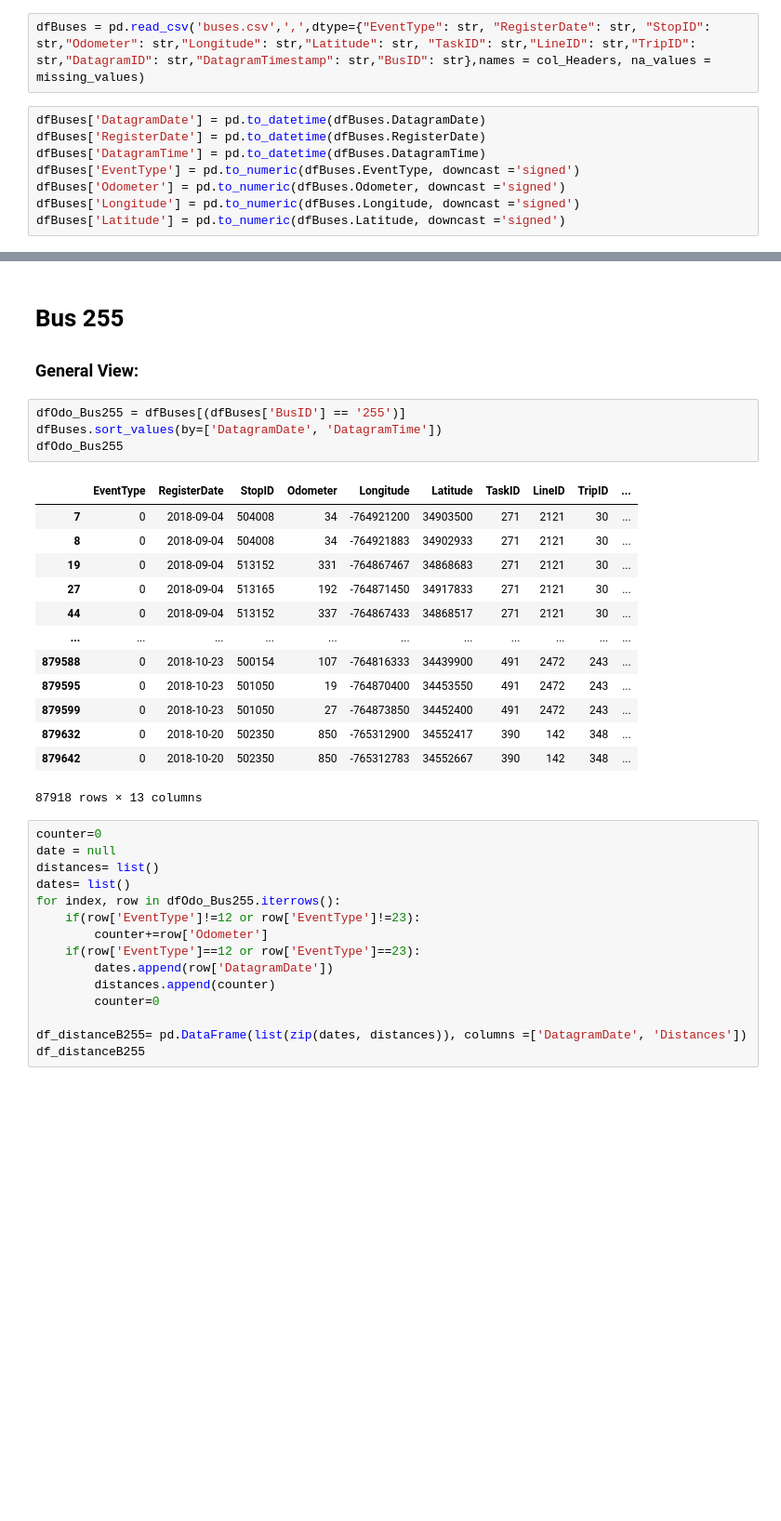
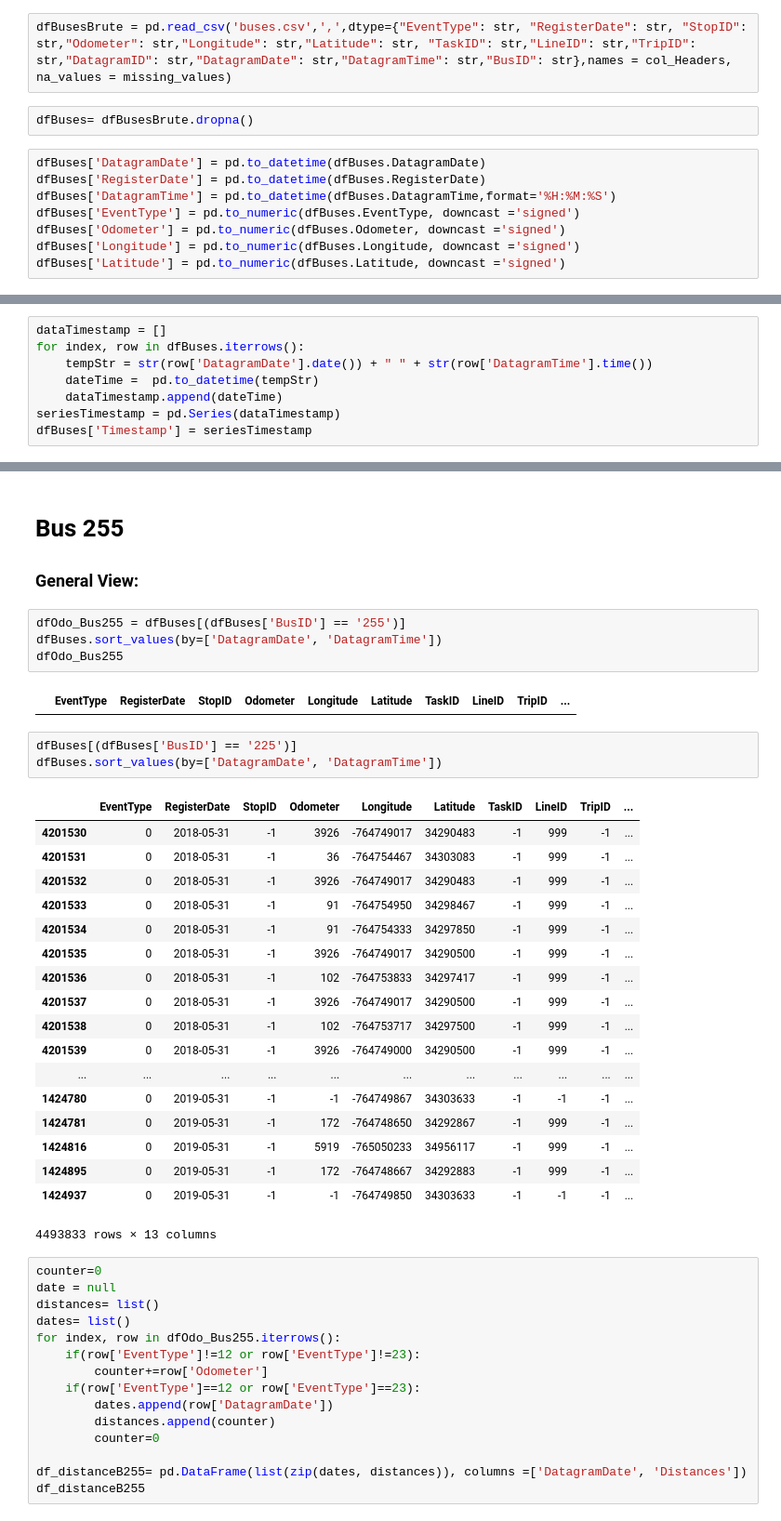
Before and after one commit to manuelq12/PDG-AVIOM-BUS_DIGITAL_TWIN, a Jupyter notebook: Analisis_Exploratorio/Python/AnalisisExploratorio.ipynb, the cells around one changed output, grey strips where cells are left out. Shown at 93% size. Cells and saved outputs as stored; diff of their text form; blank space fills up the shorter version.

Commit message:
Datagram Time not optimized

```diff
--- a/Analisis_Exploratorio/Python/AnalisisExploratorio.ipynb
+++ b/Analisis_Exploratorio/Python/AnalisisExploratorio.ipynb
@@ -1105,11 +1103,13 @@ Se tomaron los buses:
 
 Con el fin de calcular la distancia recorrida hasta encontrar una falla de aire
 # %%
-dfBuses = pd.read_csv('buses.csv',',',dtype={"EventType": str, "RegisterDate": str, "StopID": str,"Odometer": str,"Longitude": str,"Latitude": str, "TaskID": str,"LineID": str,"TripID": str,"DatagramID": str,"DatagramTimestamp": str,"BusID": str},names = col_Headers, na_values = missing_values)
+dfBusesBrute = pd.read_csv('buses.csv',',',dtype={"EventType": str, "RegisterDate": str, "StopID": str,"Odometer": str,"Longitude": str,"Latitude": str, "TaskID": str,"LineID": str,"TripID": str,"DatagramID": str,"DatagramDate": str,"DatagramTime": str,"BusID": str},names = col_Headers, na_values = missing_values)
+# %%
+dfBuses= dfBusesBrute.dropna()
 # %%
 dfBuses['DatagramDate'] = pd.to_datetime(dfBuses.DatagramDate)
 dfBuses['RegisterDate'] = pd.to_datetime(dfBuses.RegisterDate)
-dfBuses['DatagramTime'] = pd.to_datetime(dfBuses.DatagramTime)
+dfBuses['DatagramTime'] = pd.to_datetime(dfBuses.DatagramTime,format='%H:%M:%S')
 dfBuses['EventType'] = pd.to_numeric(dfBuses.EventType, downcast ='signed')
 dfBuses['Odometer'] = pd.to_numeric(dfBuses.Odometer, downcast ='signed')
 dfBuses['Longitude'] = pd.to_numeric(dfBuses.Longitude, downcast ='signed')
@@ -1118,0 +1117,8 @@ ValueError: Given date string not likely a datetime.
+# %%
+dataTimestamp = []
+for index, row in dfBuses.iterrows():
+    tempStr = str(row['DatagramDate'].date()) + " " + str(row['DatagramTime'].time())
+    dateTime =  pd.to_datetime(tempStr)
+    dataTimestamp.append(dateTime)
+seriesTimestamp = pd.Series(dataTimestamp)
+dfBuses['Timestamp'] = seriesTimestamp
@@ -1221,18 +1251,28 @@ dfBuses.sort_values(by=['DatagramDate', 'DatagramTime'])
 dfOdo_Bus255
 # %% [output]
 |  | EventType | RegisterDate | StopID | Odometer | Longitude | Latitude | TaskID | LineID | TripID | ... |
-| 7 | 0 | 2018-09-04 | 504008 | 34 | -764921200 | 34903500 | 271 | 2121 | 30 | ... |
-| 8 | 0 | 2018-09-04 | 504008 | 34 | -764921883 | 34902933 | 271 | 2121 | 30 | ... |
-| 19 | 0 | 2018-09-04 | 513152 | 331 | -764867467 | 34868683 | 271 | 2121 | 30 | ... |
-| 27 | 0 | 2018-09-04 | 513165 | 192 | -764871450 | 34917833 | 271 | 2121 | 30 | ... |
-| 44 | 0 | 2018-09-04 | 513152 | 337 | -764867433 | 34868517 | 271 | 2121 | 30 | ... |
-| ... | ... | ... | ... | ... | ... | ... | ... | ... | ... | ... |
-| 879588 | 0 | 2018-10-23 | 500154 | 107 | -764816333 | 34439900 | 491 | 2472 | 243 | ... |
-| 879595 | 0 | 2018-10-23 | 501050 | 19 | -764870400 | 34453550 | 491 | 2472 | 243 | ... |
-| 879599 | 0 | 2018-10-23 | 501050 | 27 | -764873850 | 34452400 | 491 | 2472 | 243 | ... |
-| 879632 | 0 | 2018-10-20 | 502350 | 850 | -765312900 | 34552417 | 390 | 142 | 348 | ... |
-| 879642 | 0 | 2018-10-20 | 502350 | 850 | -765312783 | 34552667 | 390 | 142 | 348 | ... |
-87918 rows × 13 columns
+# %%
+dfBuses[(dfBuses['BusID'] == '225')]
+dfBuses.sort_values(by=['DatagramDate', 'DatagramTime'])
+# %% [output]
+|  | EventType | RegisterDate | StopID | Odometer | Longitude | Latitude | TaskID | LineID | TripID | ... |
+| 4201530 | 0 | 2018-05-31 | -1 | 3926 | -764749017 | 34290483 | -1 | 999 | -1 | ... |
+| 4201531 | 0 | 2018-05-31 | -1 | 36 | -764754467 | 34303083 | -1 | 999 | -1 | ... |
+| 4201532 | 0 | 2018-05-31 | -1 | 3926 | -764749017 | 34290483 | -1 | 999 | -1 | ... |
+| 4201533 | 0 | 2018-05-31 | -1 | 91 | -764754950 | 34298467 | -1 | 999 | -1 | ... |
+| 4201534 | 0 | 2018-05-31 | -1 | 91 | -764754333 | 34297850 | -1 | 999 | -1 | ... |
+| 4201535 | 0 | 2018-05-31 | -1 | 3926 | -764749017 | 34290500 | -1 | 999 | -1 | ... |
+| 4201536 | 0 | 2018-05-31 | -1 | 102 | -764753833 | 34297417 | -1 | 999 | -1 | ... |
+| 4201537 | 0 | 2018-05-31 | -1 | 3926 | -764749017 | 34290500 | -1 | 999 | -1 | ... |
+| 4201538 | 0 | 2018-05-31 | -1 | 102 | -764753717 | 34297500 | -1 | 999 | -1 | ... |
+| 4201539 | 0 | 2018-05-31 | -1 | 3926 | -764749000 | 34290500 | -1 | 999 | -1 | ... |
+| ... | ... | ... | ... | ... | ... | ... | ... | ... | ... | ... |
+| 1424780 | 0 | 2019-05-31 | -1 | -1 | -764749867 | 34303633 | -1 | -1 | -1 | ... |
+| 1424781 | 0 | 2019-05-31 | -1 | 172 | -764748650 | 34292867 | -1 | 999 | -1 | ... |
+| 1424816 | 0 | 2019-05-31 | -1 | 5919 | -765050233 | 34956117 | -1 | 999 | -1 | ... |
+| 1424895 | 0 | 2019-05-31 | -1 | 172 | -764748667 | 34292883 | -1 | 999 | -1 | ... |
+| 1424937 | 0 | 2019-05-31 | -1 | -1 | -764749850 | 34303633 | -1 | -1 | -1 | ... |
+4493833 rows × 13 columns
 # %%
 counter=0
 date = null
```
Also changed, not shown: parts of 36 cells of this notebook.
